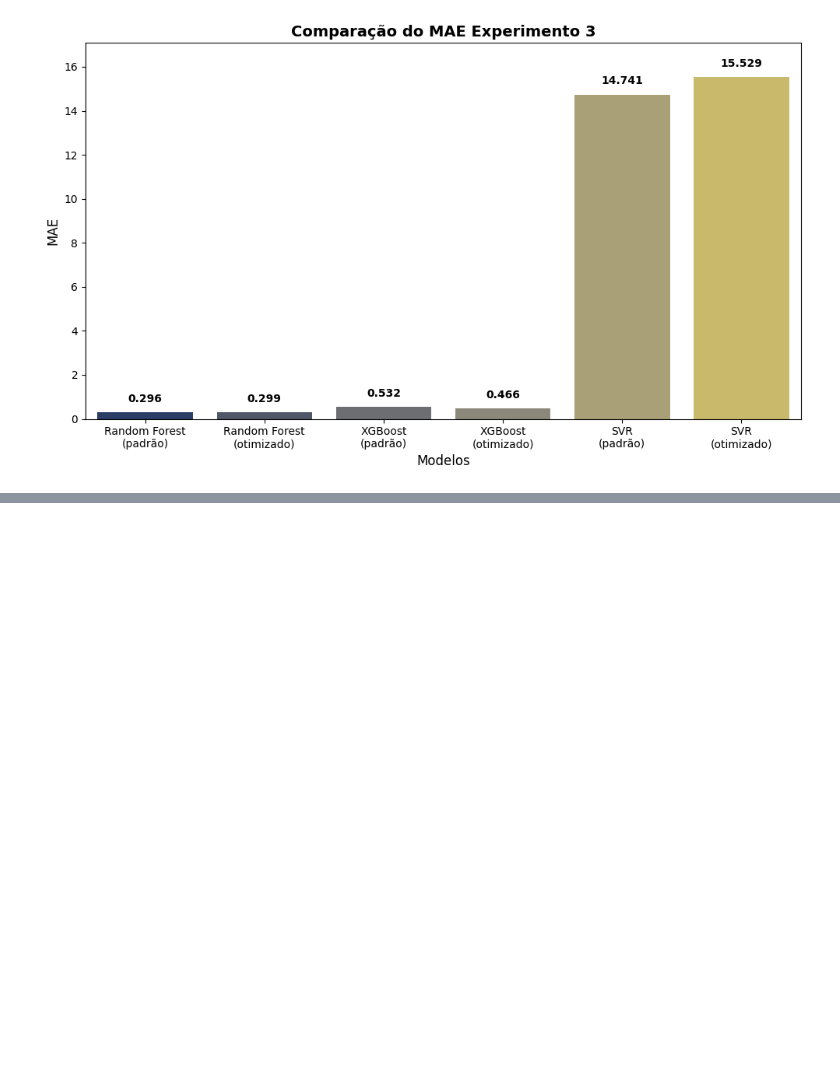
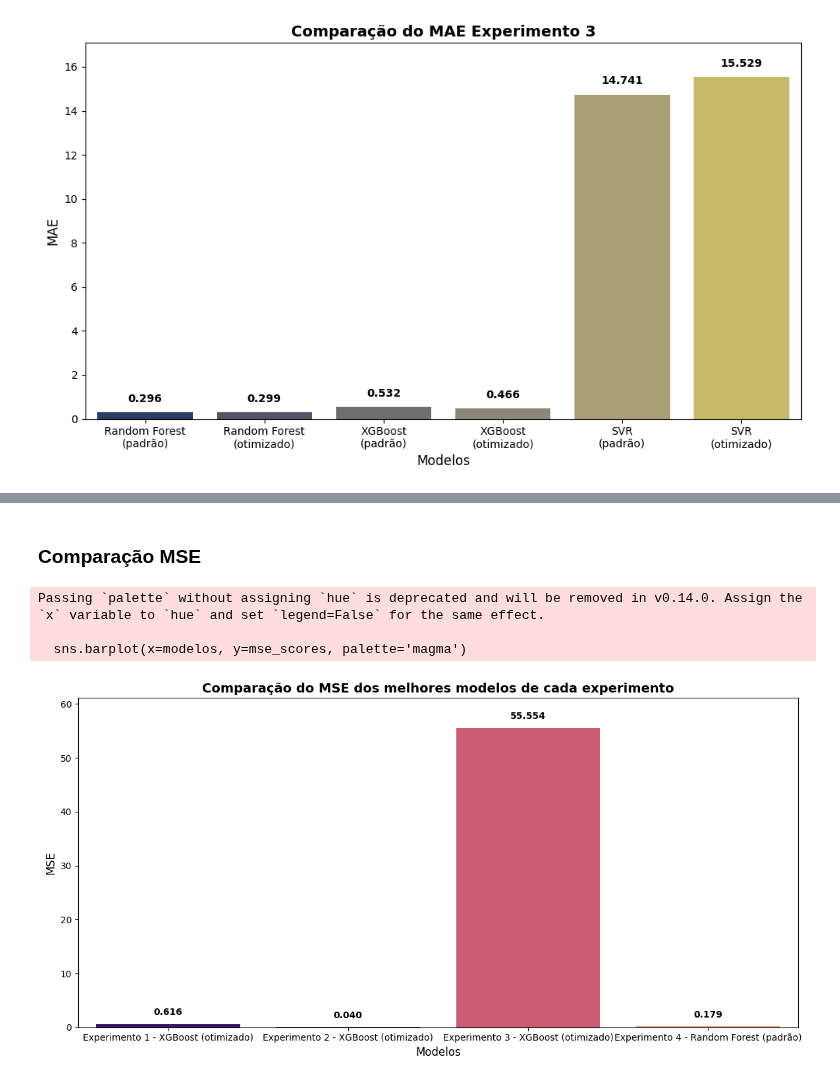
Before and after one commit to tracyxoxo/TCC-IA, a Jupyter notebook: TCC.ipynb, the cells around one changed output, grey strips where cells are left out. Drawn from its saved outputs; the diff is of its cells as text; code cells hidden in the pictures; blank space fills up the shorter version.

```diff
--- a/TCC.ipynb
+++ b/TCC.ipynb
@@ -2406,0 +2449,41 @@ Passing `palette` without assigning `hue` is deprecated and will be removed in v
+# %% [markdown]
+### Comparação MSE
+# %%
+import matplotlib.pyplot as plt
+import seaborn as sns
+
+
+modelos = [
+    'Experimento 1 - XGBoost (otimizado)',
+    'Experimento 2 - XGBoost (otimizado)',
+    'Experimento 3 - XGBoost (otimizado)',
+    'Experimento 4 - Random Forest (padrão)',
+]
+
+mse_scores = [
+    0.6162026517241909,  # Experimento 1
+    0.0395599494293957,  # Experimento 2
+    55.553920762600704,  # Experimento 3
+    0.17942974552309143,  # Experimento 4
+]
+
+
+plt.figure(figsize=(12, 6))
+sns.barplot(x=modelos, y=mse_scores, palette='magma')
+
+
+plt.title('Comparação do MSE dos melhores modelos de cada experimento', fontsize=14, weight='bold')
+plt.ylabel('MSE', fontsize=12)
+plt.xlabel('Modelos', fontsize=12)
+plt.ylim(0, max(mse_scores) * 1.1)
+
+for i, v in enumerate(mse_scores):
+    plt.text(i, v + (max(mse_scores) * 0.03), f"{v:.3f}", ha='center', fontweight='bold')
+
+plt.tight_layout()
+plt.show()
+# %% [output]
+Passing `palette` without assigning `hue` is deprecated and will be removed in v0.14.0. Assign the `x` variable to `hue` and set `legend=False` for the same effect.
+
+  sns.barplot(x=modelos, y=mse_scores, palette='magma')
+[figure, added]
```
Also changed, not shown: parts of 7 cells of this notebook.
